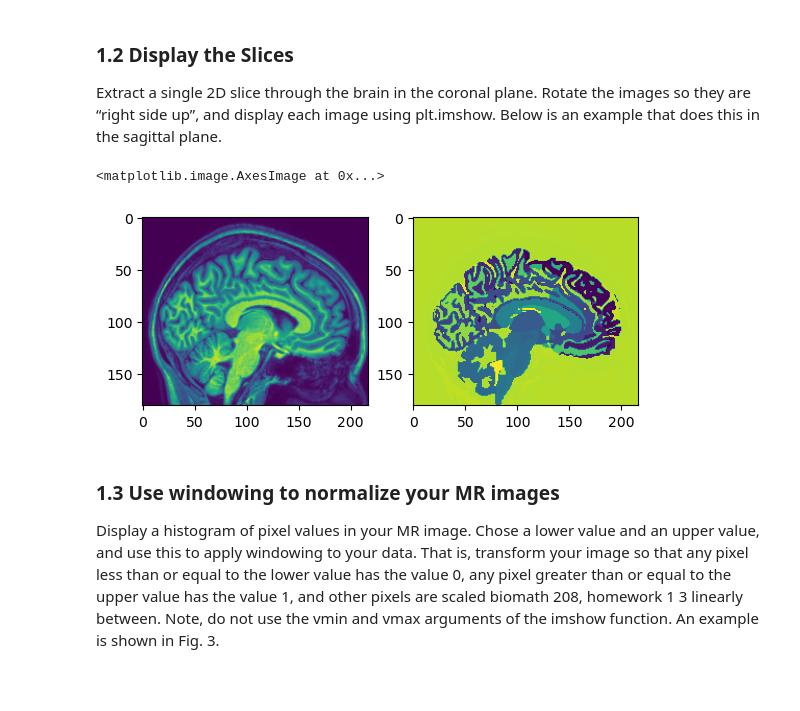
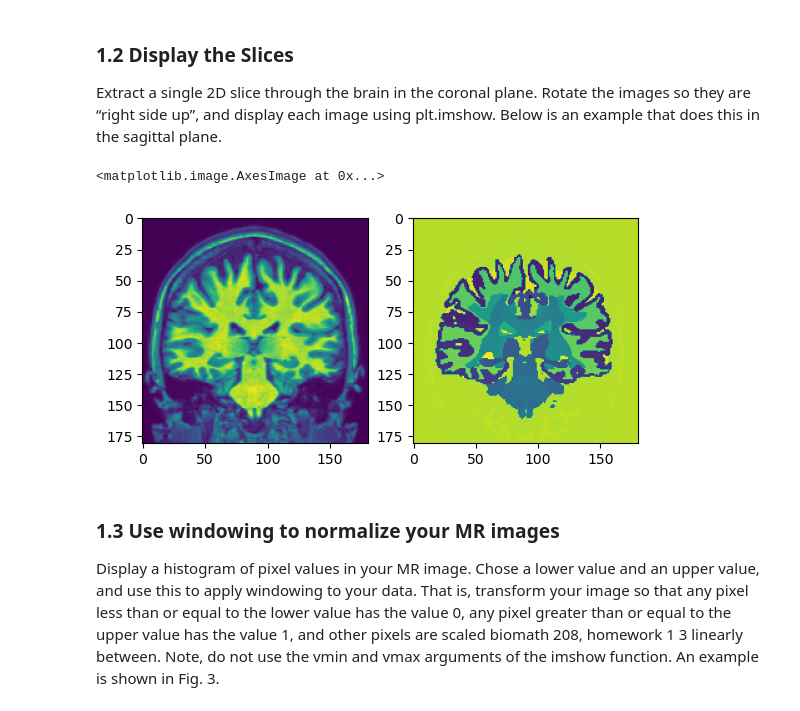
Before and after one commit to Simonlee711/UCLA-Grad-Courses, a Jupyter notebook: BIOMATH208/hw1/hw1.ipynb, the cells around one changed output. Drawn from its saved outputs; the diff is of its cells as text; code cells hidden in the pictures; blank space fills up the shorter version.

```diff
--- a/BIOMATH208/hw1/hw1.ipynb
+++ b/BIOMATH208/hw1/hw1.ipynb
@@ -31,14 +31,14 @@ plt.imshow. Below is an example that does this in the sagittal plane.
 # %%
 # choose a slice and a plane to work with
 s = I.shape[0]//2 + 5
-Is = np.rot90(I[s].squeeze())
-Ls = np.rot90(L[s].squeeze())
+Is = np.rot90(I[:,s,:].squeeze())
+Ls = np.rot90(L[:,s,:].squeeze())
 f,ax = plt.subplots(1,2)
 ax[0].imshow(Is)
 ax[1].imshow(Ls)
 # %% [output]
 <matplotlib.image.AxesImage at 0x...>
-[figure, old version]
+[figure, new version]
 # %% [markdown]
 ### 1.3 Use windowing to normalize your MR images
 
```
Also changed, not shown: parts of 4 cells of this notebook, 4 other files.
